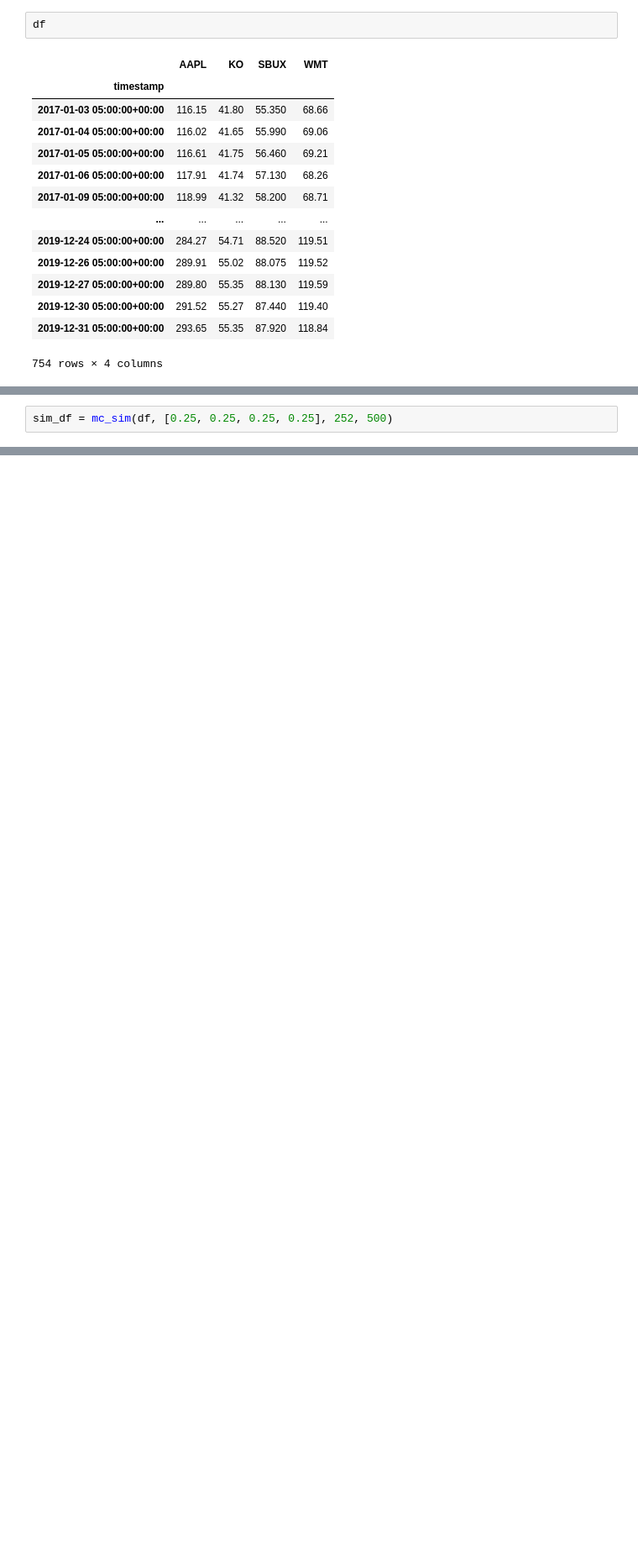
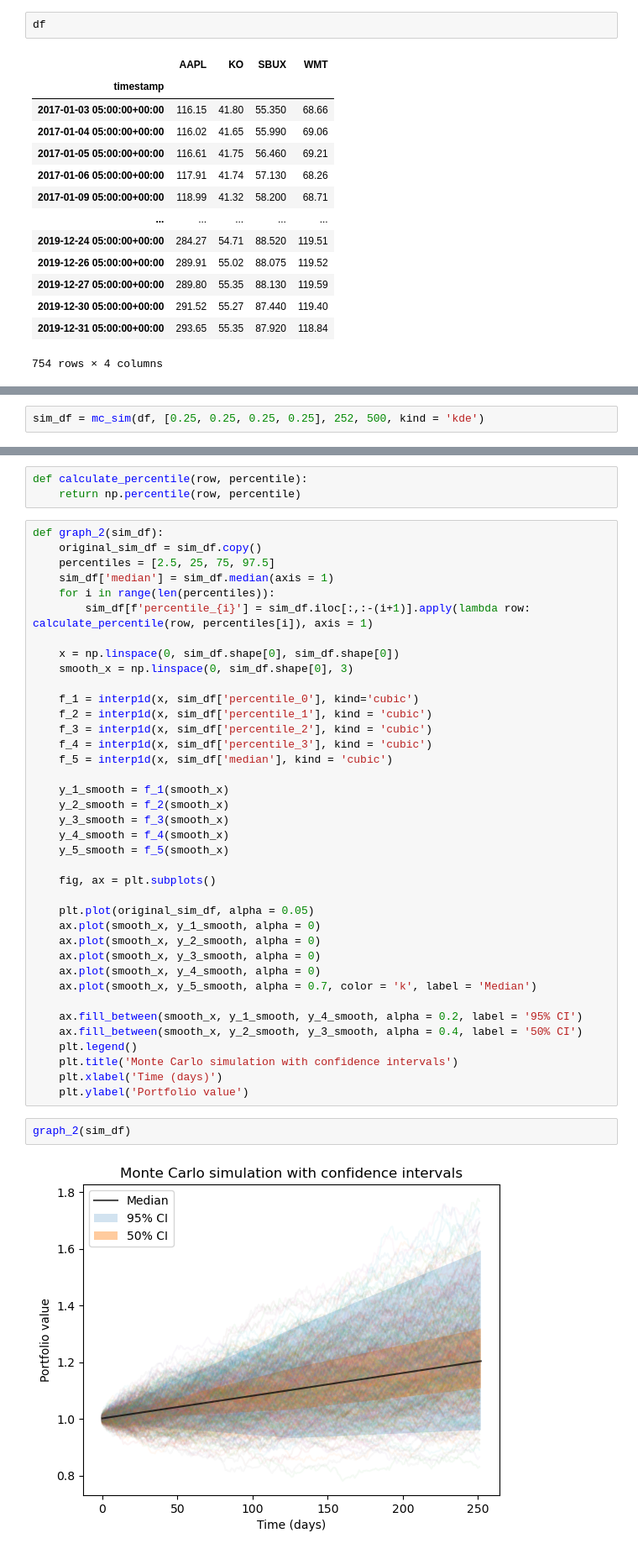
Before and after one commit to wkssm18/project_1, a Jupyter notebook: Bin.ipynb, the cells around one changed output, grey strips where cells are left out. Shown at 84% size. Cells and saved outputs as stored; diff of their text form; blank space fills up the shorter version.

```diff
--- a/Bin.ipynb
+++ b/Bin.ipynb
@@ -96,5 +144,5 @@ def mc_sim(df, weight_list, length, nsims, investment_amount = 1, kind = 'line')
 
     return sim_df
 # %%
-sim_df = mc_sim(df, [0.25, 0.25, 0.25, 0.25], 252, 500)
+sim_df = mc_sim(df, [0.25, 0.25, 0.25, 0.25], 252, 500, kind = 'kde')
 # %% [output]
@@ -101,0 +182,45 @@ sim_df = mc_sim(df, [0.25, 0.25, 0.25, 0.25], 252, 500)
+# %%
+def calculate_percentile(row, percentile):
+    return np.percentile(row, percentile)
+# %%
+def graph_2(sim_df):
+    original_sim_df = sim_df.copy()
+    percentiles = [2.5, 25, 75, 97.5]
+    sim_df['median'] = sim_df.median(axis = 1)
+    for i in range(len(percentiles)):
+        sim_df[f'percentile_{i}'] = sim_df.iloc[:,:-(i+1)].apply(lambda row: calculate_percentile(row, percentiles[i]), axis = 1)
+
+    x = np.linspace(0, sim_df.shape[0], sim_df.shape[0])
+    smooth_x = np.linspace(0, sim_df.shape[0], 3)
+
+    f_1 = interp1d(x, sim_df['percentile_0'], kind='cubic')
+    f_2 = interp1d(x, sim_df['percentile_1'], kind = 'cubic')
+    f_3 = interp1d(x, sim_df['percentile_2'], kind = 'cubic')
+    f_4 = interp1d(x, sim_df['percentile_3'], kind = 'cubic')
+    f_5 = interp1d(x, sim_df['median'], kind = 'cubic')
+
+    y_1_smooth = f_1(smooth_x)
+    y_2_smooth = f_2(smooth_x)
+    y_3_smooth = f_3(smooth_x)
+    y_4_smooth = f_4(smooth_x)
+    y_5_smooth = f_5(smooth_x)
+
+    fig, ax = plt.subplots()
+
+    plt.plot(original_sim_df, alpha = 0.05)
+    ax.plot(smooth_x, y_1_smooth, alpha = 0)
+    ax.plot(smooth_x, y_2_smooth, alpha = 0)
+    ax.plot(smooth_x, y_3_smooth, alpha = 0)
+    ax.plot(smooth_x, y_4_smooth, alpha = 0)
+    ax.plot(smooth_x, y_5_smooth, alpha = 0.7, color = 'k', label = 'Median')
+
+    ax.fill_between(smooth_x, y_1_smooth, y_4_smooth, alpha = 0.2, label = '95% CI')
+    ax.fill_between(smooth_x, y_2_smooth, y_3_smooth, alpha = 0.4, label = '50% CI')
+    plt.legend()
+    plt.title('Monte Carlo simulation with confidence intervals')
+    plt.xlabel('Time (days)')
+    plt.ylabel('Portfolio value')
+# %%
+graph_2(sim_df)
+# %% [output]
+[figure, added]
```
Also changed, not shown: parts of 14 cells of this notebook.
